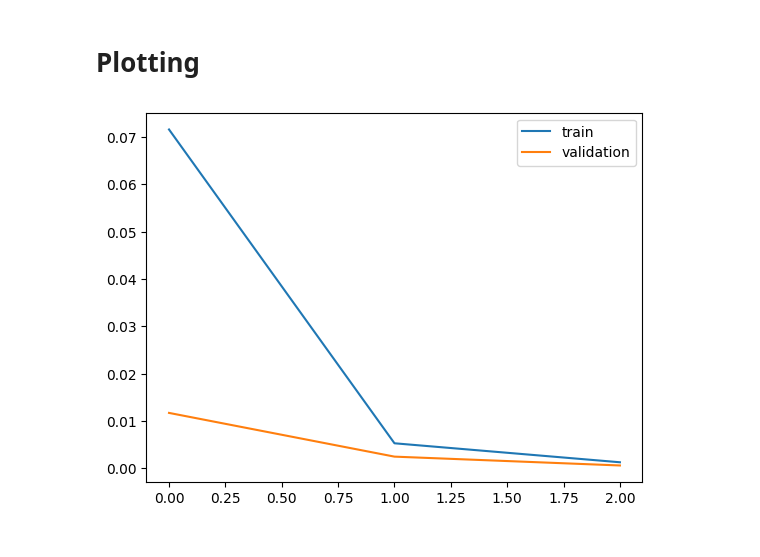
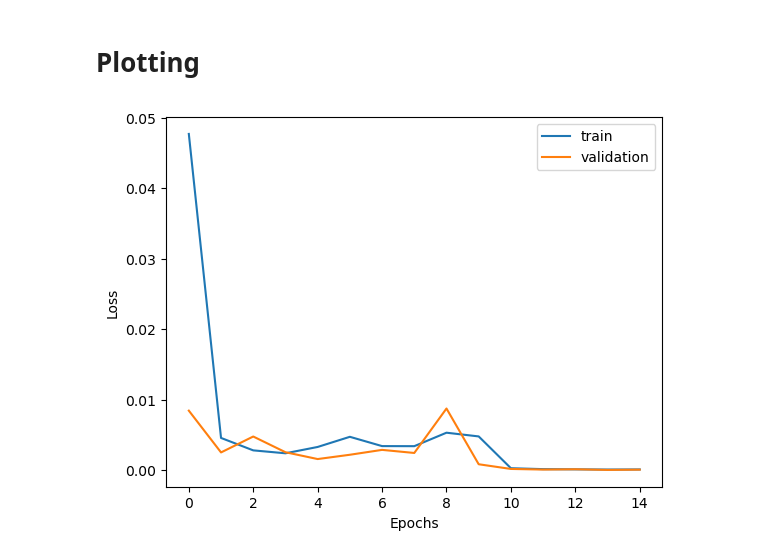
Before and after one commit to RijadSK/almost-vio, a Jupyter notebook: main.ipynb, the cells around one changed output. Cells and saved outputs as stored; diff of their text form; code cells hidden in the pictures.

Commit message:
Training baseline

```diff
--- a/main.ipynb
+++ b/main.ipynb
@@ -125,6 +105,5 @@ test_loader = torch.utils.data.DataLoader(test_data, **params)
 # %%
-for idx, (sample, label_odometry, _) in enumerate(train_loader):
-    label_odometry = label_odometry.mean(axis=1)
+for idx, (sample, _, _, _) in enumerate(train_loader):
     print(sample.shape)
 
     break
@@ -191,7 +187,7 @@ def train(model, device, train_loader, optimizer, epoch):
     model.train()
     history_loss = 0
 
-    for batch_idx, (data, labels_odometry, _) in enumerate(train_loader):
+    for batch_idx, (data, _, labels_odometry, _) in enumerate(train_loader):
         # data preparation
         data = normalize(data)
         labels_odometry = labels_odometry.mean(axis=1)
@@ -212,15 +208,15 @@ def train(model, device, train_loader, optimizer, epoch):
         history_loss += loss.item()
 
         if batch_idx%60==0:
-            print(f"\t[# {batch_idx}] loss: {loss.item()}")
+            print(f"\t[# {batch_idx: 4}] train_loss: {loss.item():.6f}")
 
-    return history_loss/(len(train_loader)/BATCH_SIZE) # average epoch loss
+    return history_loss/len(train_loader) # average epoch loss
 # %%
 def validation(model, device, val_loader, epoch):
     model.train()
     history_loss=0
 
-    for batch_idx, (data, labels_odometry, _) in enumerate(val_loader):
+    for batch_idx, (data, _, labels_odometry, _) in enumerate(val_loader):
         # data preparation
         data = normalize(data)
         labels_odometry = labels_odometry.mean(axis=1)
@@ -234,10 +230,8 @@ def validation(model, device, val_loader, epoch):
 
         #stats
         history_loss += loss.item()
-        if batch_idx%20==0:
-            print(f"\t[# {batch_idx}] loss: {loss.item()}")
 
-    return history_loss/(len(val_loader)/BATCH_SIZE) # average epoch loss
+    return history_loss/len(val_loader) # average epoch loss
 # %%
 model = BaselineNet().to(device)
 optimizer = optim.Adam(model.parameters(), lr=LR)
@@ -249,9 +243,13 @@ for epoch in range(1, EPOCHS + 1):
     print(f"Epoch {epoch}/{EPOCHS}")
 
     loss_train = train(model, device, train_loader, optimizer, epoch)
-    loss_test = validation(model, device, val_loader, epoch)
+    loss_val = validation(model, device, val_loader, epoch)
+    print(f"\tval_loss: {loss_val:.6f}")
 
     #populating the history of the loss
     h_loss_train.append(loss_train)
-    h_loss_val.append(loss_test)
+    h_loss_val.append(loss_val)
+
+np.save(f"train_loss_{BATCH_SIZE}.npy", h_loss_train)
+np.save(f"val_loss_{BATCH_SIZE}.npy", h_loss_val)
 # %% [output]
@@ -278,7 +261,9 @@ KeyboardInterrupt:
 # %%
 plt.plot(h_loss_train, label="train")
 plt.plot(h_loss_val, label="validation")
+plt.xlabel("Epochs")
+plt.ylabel("Loss")
 plt.legend(loc="upper right")
 plt.show()
 # %% [output]
-[figure, old version]
+[figure, new version]
```
Also changed, not shown: parts of 10 cells of this notebook.
